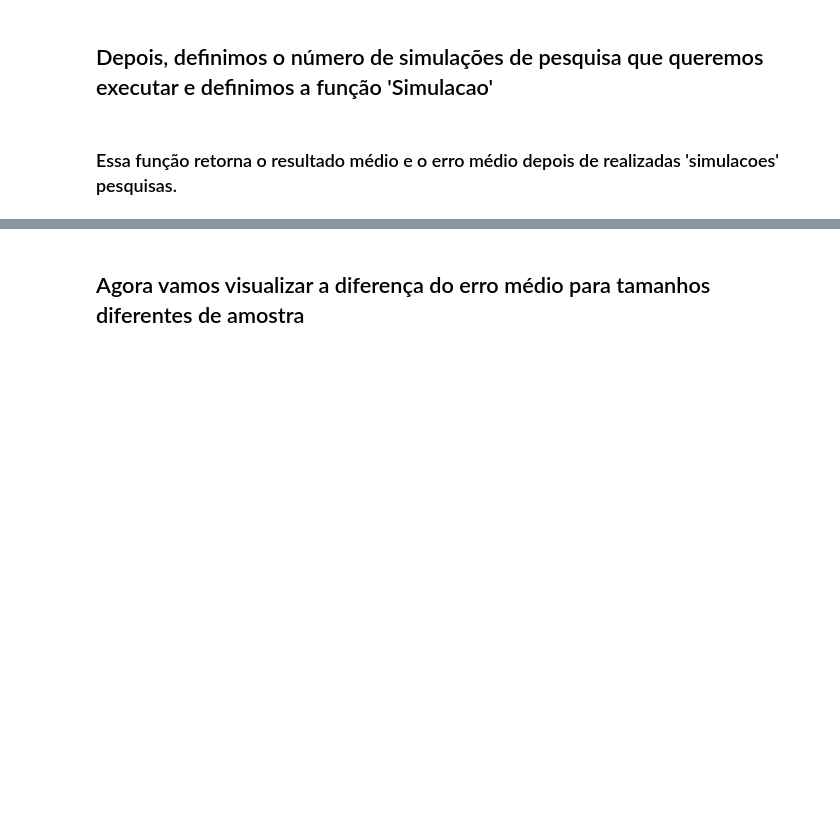
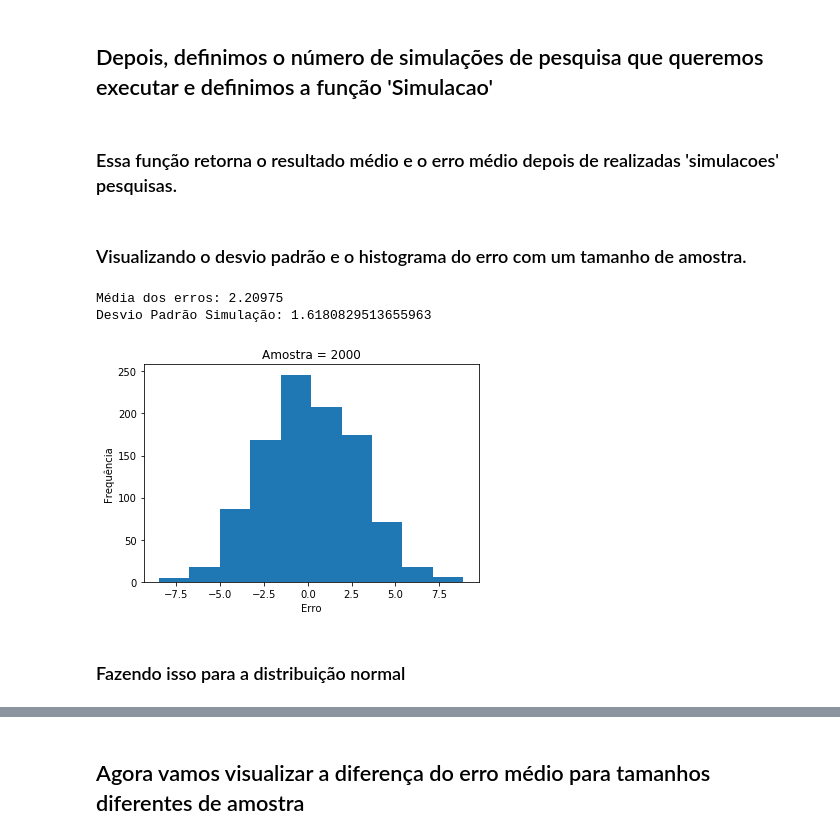
Before and after one commit to joaopppobr/SimulacaoPesquisaEleitoral, a Jupyter notebook: analise-pesquisa-eleitoral.ipynb, the cells around one changed output, grey strips where cells are left out. Drawn from its saved outputs; the diff is of its cells as text; code cells hidden in the pictures; blank space fills up the shorter version.

```diff
--- a/analise-pesquisa-eleitoral.ipynb
+++ b/analise-pesquisa-eleitoral.ipynb
@@ -55,3 +61,36 @@ def simulacao_erro(simulacoes, amostra):
         soma_erro += abs(((resultado)/votacao - 1) * 100)
     erro_medio = soma_erro/ simulacoes
     return erro_medio
+# %% [markdown]
+### Visualizando o desvio padrão e o histograma do erro com um tamanho de amostra.
+# %%
+def simulacao_histograma_simulacao(simulacoes, amostra):
+    erro = []
+    erro_normalizado = []
+    mu = 0
+    for i in range(simulacoes):
+        erro_normalizado.append(0)
+        erro.append(0)
+        resultado = pesquisa(eleitorado, votacao, amostra) * eleitorado
+        erro[i] = ((resultado)/votacao - 1) * 100
+        erro_normalizado[i] = abs(((resultado)/votacao - 1) * 100)
+    sigma = np.std(erro_normalizado)
+    mu = np.mean(erro_normalizado)
+
+    print("Média dos erros: {}".format(mu))
+    print("Desvio Padrão Simulação: {}".format(sigma))
+    plt.xlabel("Erro")
+    plt.ylabel("Frequência")
+    plt.title("Amostra = {}".format(amostra))
+    x = np.linspace(mu - 3*sigma, mu + 3*sigma, 100)
+    #plot2 = plt.plot(x,scipy.stats.norm.pdf(x, mu, sigma))
+    plot1 = plt.hist(erro, bins=10)
+    plt.show()
+# %%
+simulacao_histograma_simulacao(1000,2000)
+# %% [output]
+Média dos erros: 2.20975
+Desvio Padrão Simulação: 1.6180829513655963
+[figure, added]
+# %% [markdown]
+### Fazendo isso para a distribuição normal
```
Also changed, not shown: parts of 8 cells of this notebook, 1 other file.
